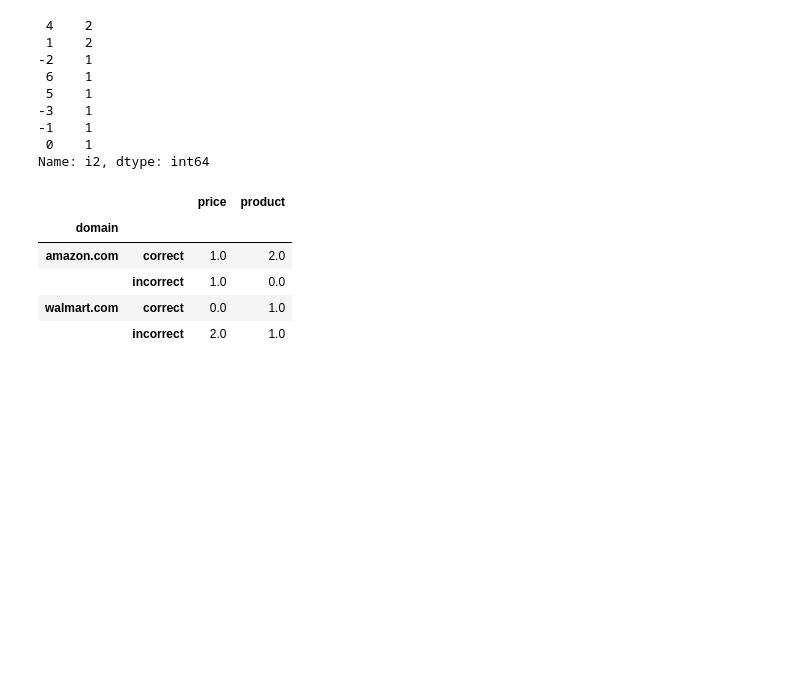
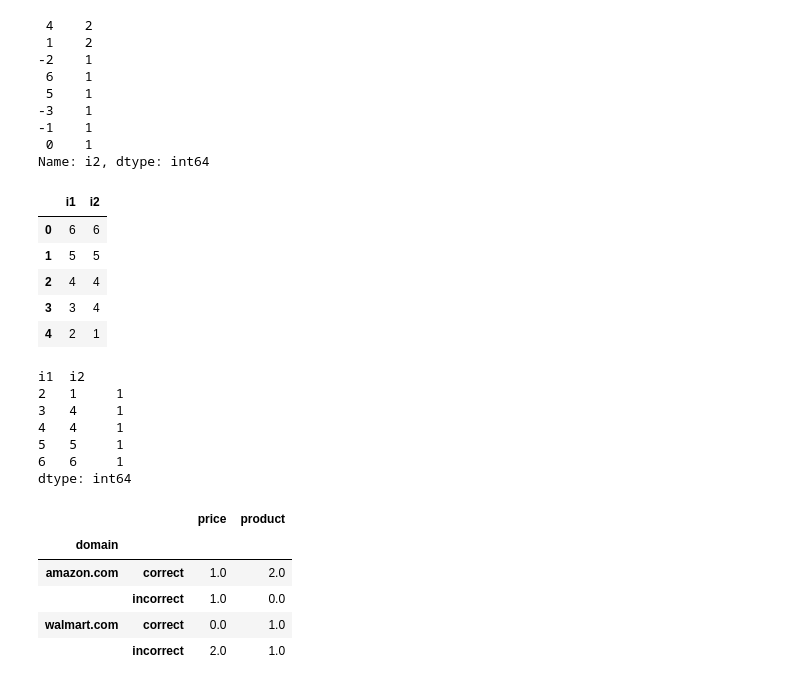
Before and after one commit to lselector/python_tutorials, a Jupyter notebook: c01_Pandas1.ipynb, the cells around one changed output. Drawn from its saved outputs; the diff is of its cells as text; code cells hidden in the pictures; blank space fills up the shorter version.

```diff
--- a/c01_Pandas1.ipynb
+++ b/c01_Pandas1.ipynb
@@ -363,6 +381,24 @@ aa['i2'].value_counts()
 -1    1
  0    1
 Name: i2, dtype: int64
+# %%
+aa=ddd()[["i1","i2"]].head()
+display(aa)
+display(aa.groupby(["i1","i2"],as_index=False).apply(lambda x: len(x)))
+# %% [output]
+|  | i1 | i2 |
+| 0 | 6 | 6 |
+| 1 | 5 | 5 |
+| 2 | 4 | 4 |
+| 3 | 3 | 4 |
+| 4 | 2 | 1 |
+i1  i2
+2   1     1
+3   4     1
+4   4     1
+5   5     1
+6   6     1
+dtype: int64
 # %%
 # Show how to count number of times each unique value appears in group, and for multiple columns
 
```
Also changed, not shown: parts of 12 cells of this notebook, 1 other file.
